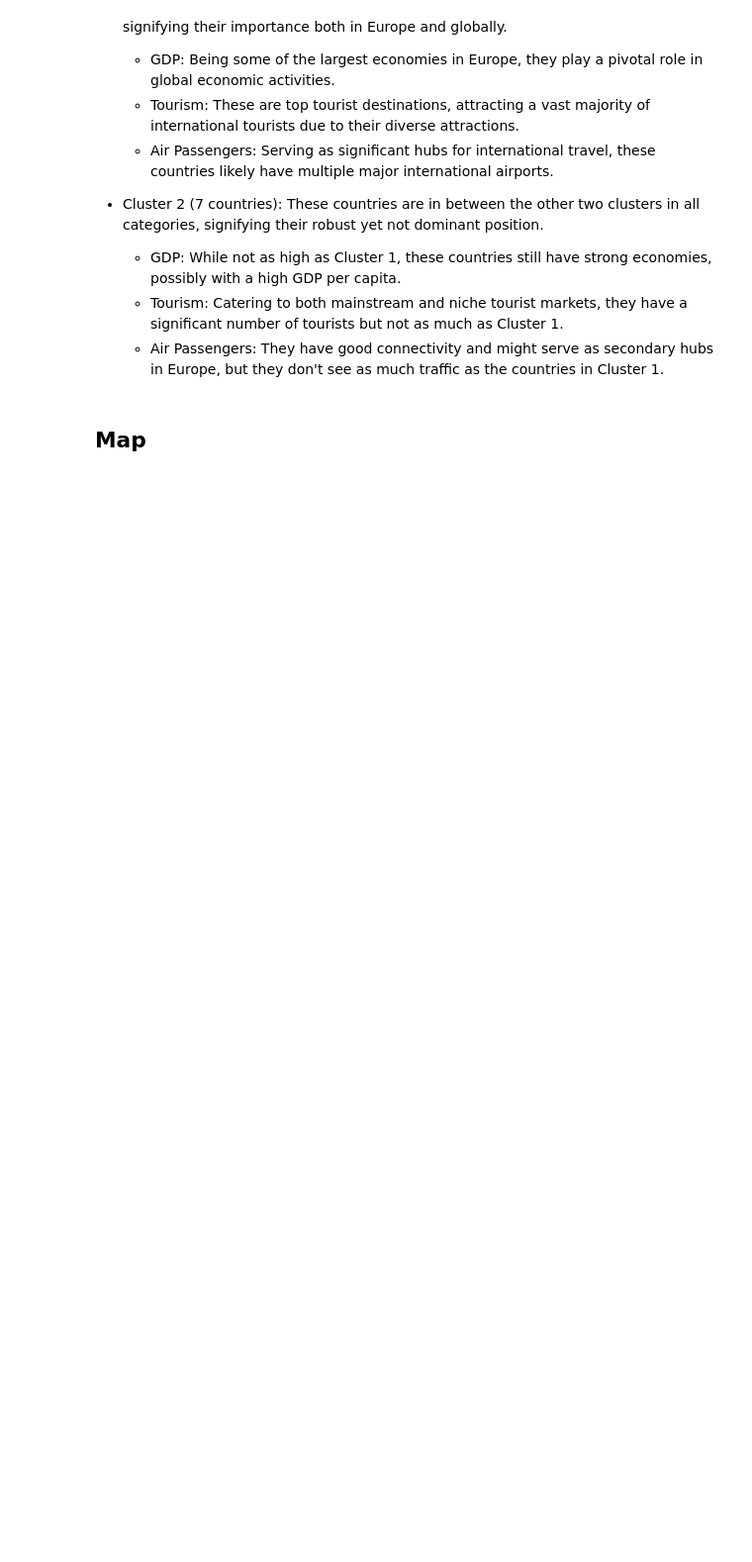
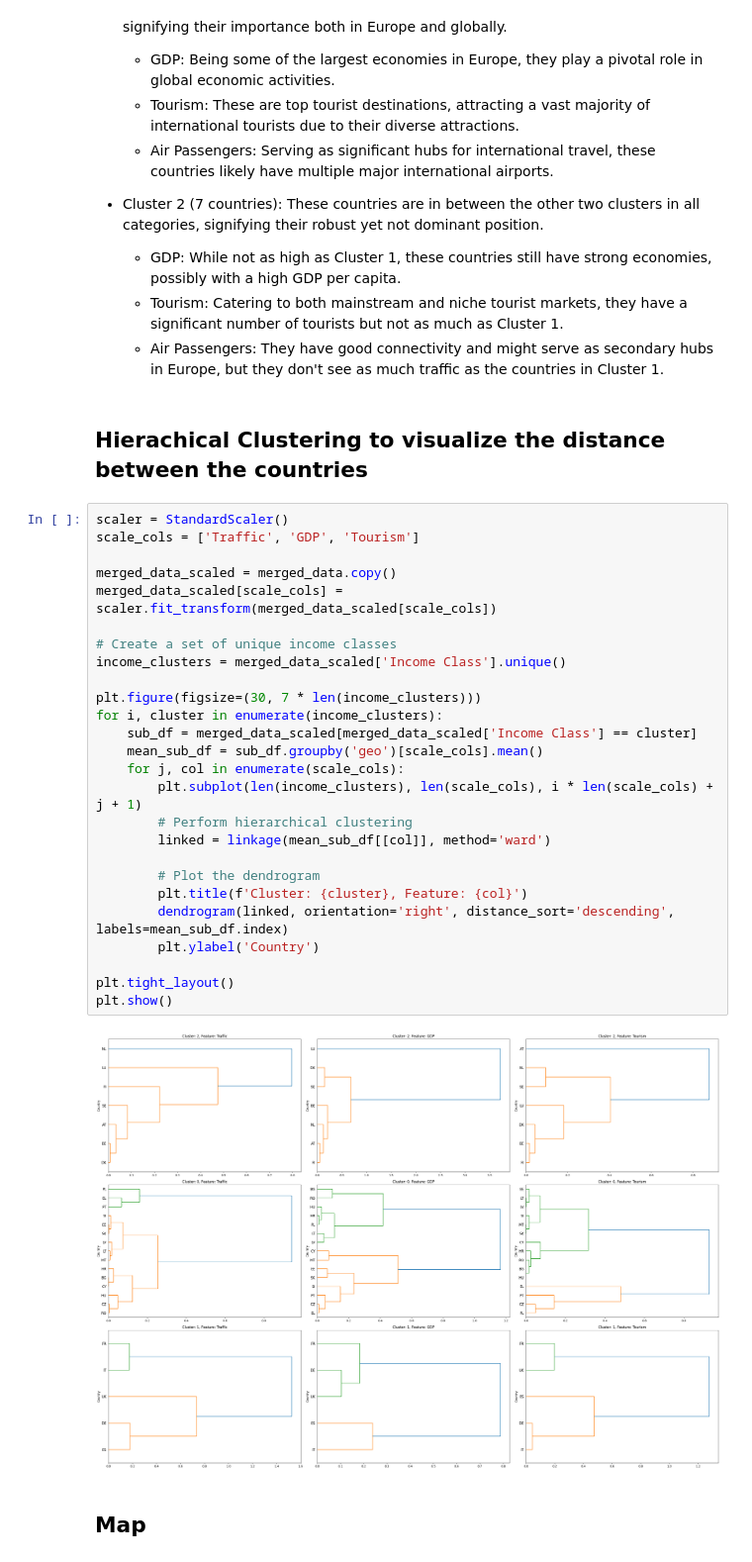
Before and after one commit to jimvanoosten/TIL6022_Group31, a Jupyter notebook: Gijs_versionGOOD.ipynb, the cells around one changed output. Shown at 99% size. Cells and saved outputs as stored; diff of their text form; blank space fills up the shorter version.

Commit message:
Test commit heirachrical clustering

```diff
--- a/Gijs_versionGOOD.ipynb
+++ b/Gijs_versionGOOD.ipynb
@@ -277,5 +281,35 @@ for metric in metrics:
     - GDP: While not as high as Cluster 1, these countries still have strong economies, possibly with a high GDP per capita.
     - Tourism: Catering to both mainstream and niche tourist markets, they have a significant number of tourists but not as much as Cluster 1.
     - Air Passengers: They have good connectivity and might serve as secondary hubs in Europe, but they don't see as much traffic as the countries in Cluster 1.
+# %% [markdown]
+## Hierachical Clustering to visualize the distance between the countries
+# %%
+scaler = StandardScaler()
+scale_cols = ['Traffic', 'GDP', 'Tourism']
+
+merged_data_scaled = merged_data.copy()
+merged_data_scaled[scale_cols] = scaler.fit_transform(merged_data_scaled[scale_cols])
+
+# Create a set of unique income classes
+income_clusters = merged_data_scaled['Income Class'].unique()
+
+plt.figure(figsize=(30, 7 * len(income_clusters)))
+for i, cluster in enumerate(income_clusters):
+    sub_df = merged_data_scaled[merged_data_scaled['Income Class'] == cluster]
+    mean_sub_df = sub_df.groupby('geo')[scale_cols].mean()
+    for j, col in enumerate(scale_cols):
+        plt.subplot(len(income_clusters), len(scale_cols), i * len(scale_cols) + j + 1)
+        # Perform hierarchical clustering
+        linked = linkage(mean_sub_df[[col]], method='ward')
+
+        # Plot the dendrogram
+        plt.title(f'Cluster: {cluster}, Feature: {col}')
+        dendrogram(linked, orientation='right', distance_sort='descending', labels=mean_sub_df.index)
+        plt.ylabel('Country')
+
+plt.tight_layout()
+plt.show()
+# %% [output]
+[figure, added]
 # %% [markdown]
 ## Map
```
Also changed, not shown: parts of 3 cells of this notebook.
